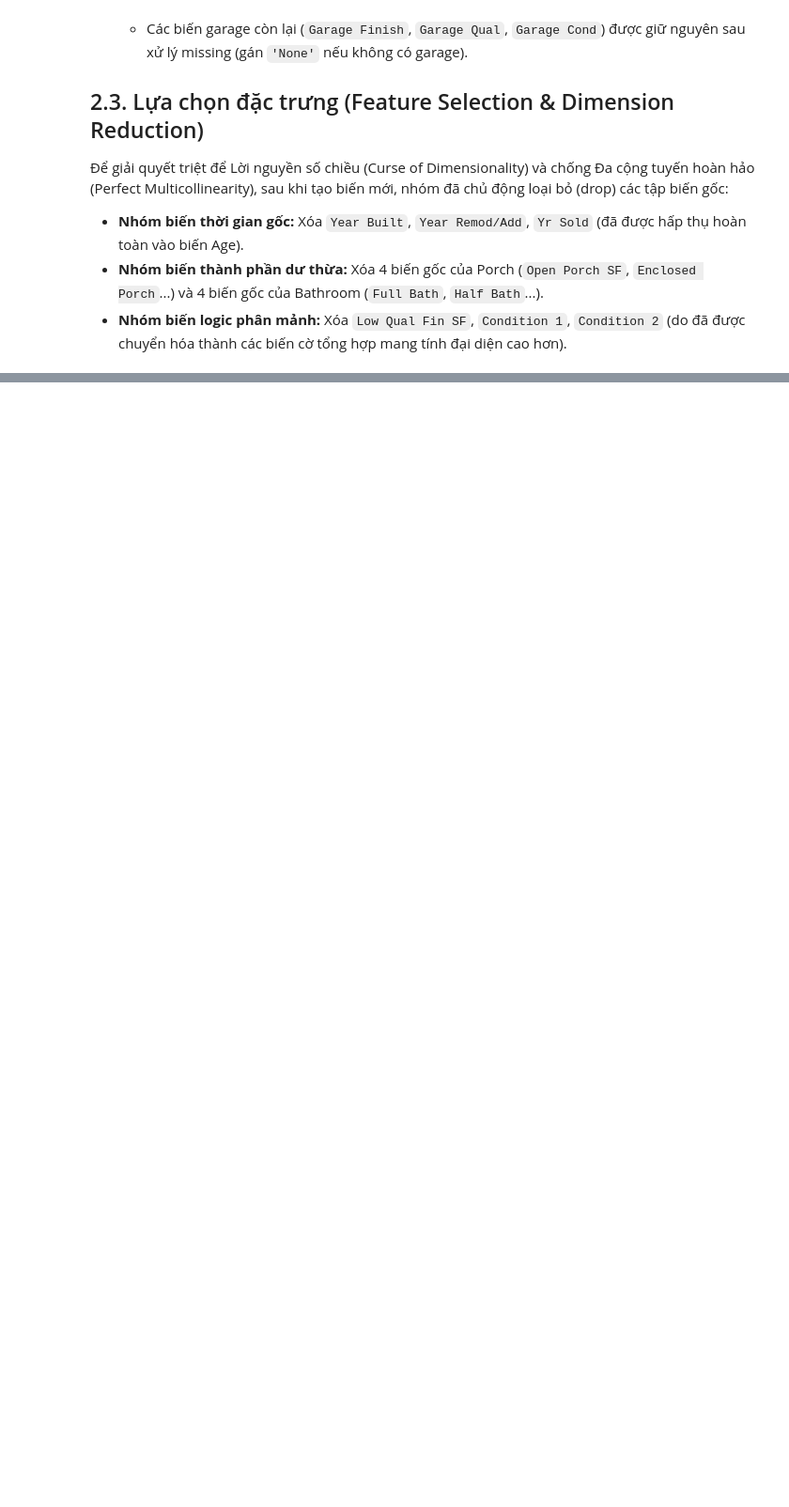
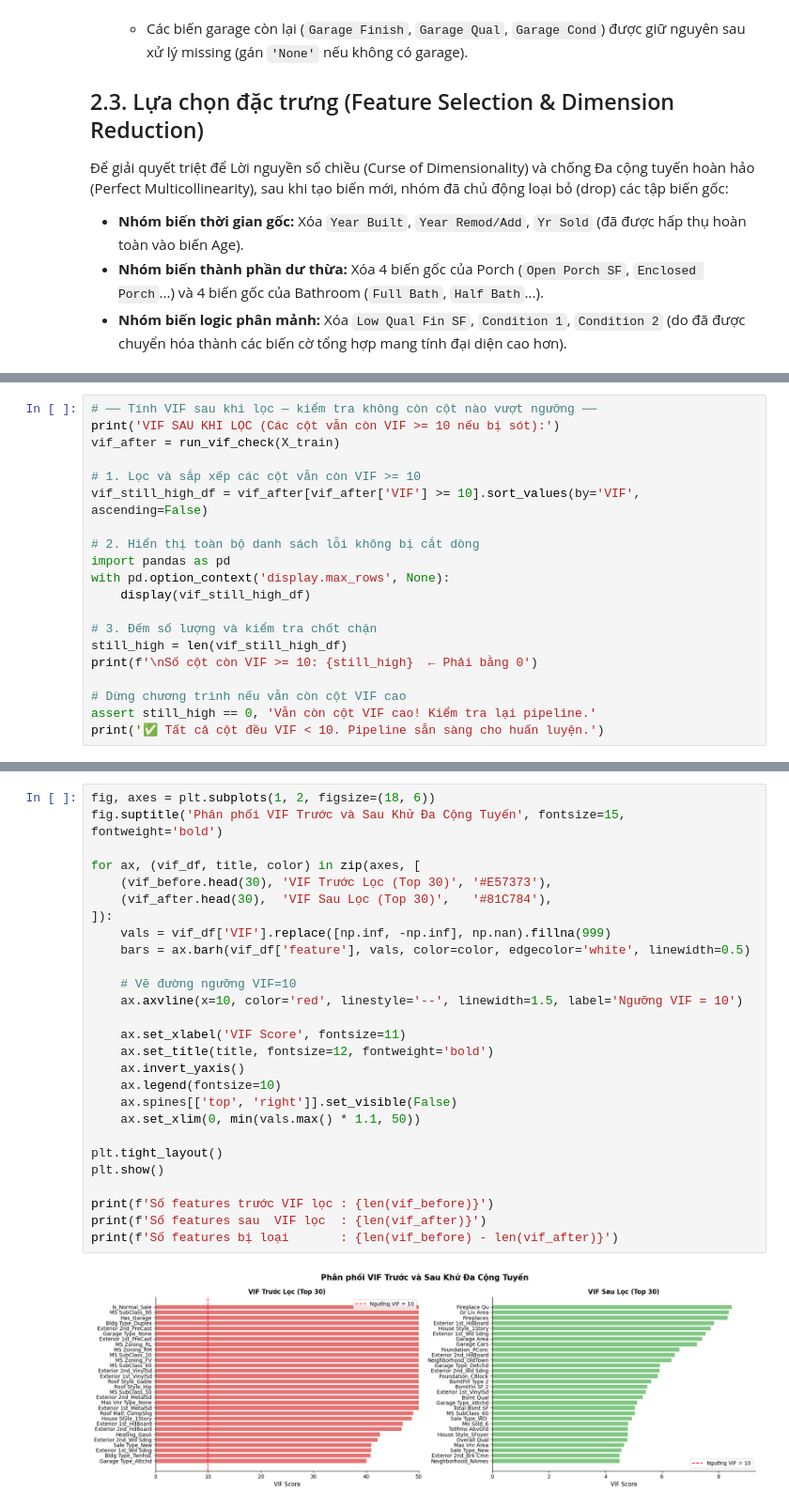
Before and after one commit to BB1311/Data-Fitting-And-OLS-Method, a Jupyter notebook: part2/part2_notebook.ipynb, the cells around one changed output, grey strips where cells are left out. Shown at 94% size. Cells and saved outputs as stored; diff of their text form; blank space fills up the shorter version.

Commit message:
chỉnh lại lọc vif thêm và notebook pipeline với đánh giá mô hình

```diff
--- a/part2/part2_notebook.ipynb
+++ b/part2/part2_notebook.ipynb
@@ -486,0 +676,20 @@ Dựa trên nguyên tắc tối ưu hóa thông tin và giảm nhiễu cho mô h
+# %%
+# ── Tính VIF sau khi lọc — kiểm tra không còn cột nào vượt ngưỡng ──
+print('VIF SAU KHI LỌC (Các cột vẫn còn VIF >= 10 nếu bị sót):')
+vif_after = run_vif_check(X_train)
+
+# 1. Lọc và sắp xếp các cột vẫn còn VIF >= 10
+vif_still_high_df = vif_after[vif_after['VIF'] >= 10].sort_values(by='VIF', ascending=False)
+
+# 2. Hiển thị toàn bộ danh sách lỗi không bị cắt dòng
+import pandas as pd
+with pd.option_context('display.max_rows', None):
+    display(vif_still_high_df)
+
+# 3. Đếm số lượng và kiểm tra chốt chặn
+still_high = len(vif_still_high_df)
+print(f'\nSố cột còn VIF >= 10: {still_high}  ← Phải bằng 0')
+
+# Dừng chương trình nếu vẫn còn cột VIF cao
+assert still_high == 0, 'Vẫn còn cột VIF cao! Kiểm tra lại pipeline.'
+print('✅ Tất cả cột đều VIF < 10. Pipeline sẵn sàng cho huấn luyện.')
@@ -486,0 +712,29 @@ Dựa trên nguyên tắc tối ưu hóa thông tin và giảm nhiễu cho mô h
+# %%
+fig, axes = plt.subplots(1, 2, figsize=(18, 6))
+fig.suptitle('Phân phối VIF Trước và Sau Khử Đa Cộng Tuyến', fontsize=15, fontweight='bold')
+
+for ax, (vif_df, title, color) in zip(axes, [
+    (vif_before.head(30), 'VIF Trước Lọc (Top 30)', '#E57373'),
+    (vif_after.head(30),  'VIF Sau Lọc (Top 30)',   '#81C784'),
+]):
+    vals = vif_df['VIF'].replace([np.inf, -np.inf], np.nan).fillna(999)
+    bars = ax.barh(vif_df['feature'], vals, color=color, edgecolor='white', linewidth=0.5)
+
+    # Vẽ đường ngưỡng VIF=10
+    ax.axvline(x=10, color='red', linestyle='--', linewidth=1.5, label='Ngưỡng VIF = 10')
+
+    ax.set_xlabel('VIF Score', fontsize=11)
+    ax.set_title(title, fontsize=12, fontweight='bold')
+    ax.invert_yaxis()
+    ax.legend(fontsize=10)
+    ax.spines[['top', 'right']].set_visible(False)
+    ax.set_xlim(0, min(vals.max() * 1.1, 50))
+
+plt.tight_layout()
+plt.show()
+
+print(f'Số features trước VIF lọc : {len(vif_before)}')
+print(f'Số features sau  VIF lọc  : {len(vif_after)}')
+print(f'Số features bị loại       : {len(vif_before) - len(vif_after)}')
+# %% [output]
+[figure, added]
```
Also changed, not shown: parts of 46 cells of this notebook, 3 other files.
